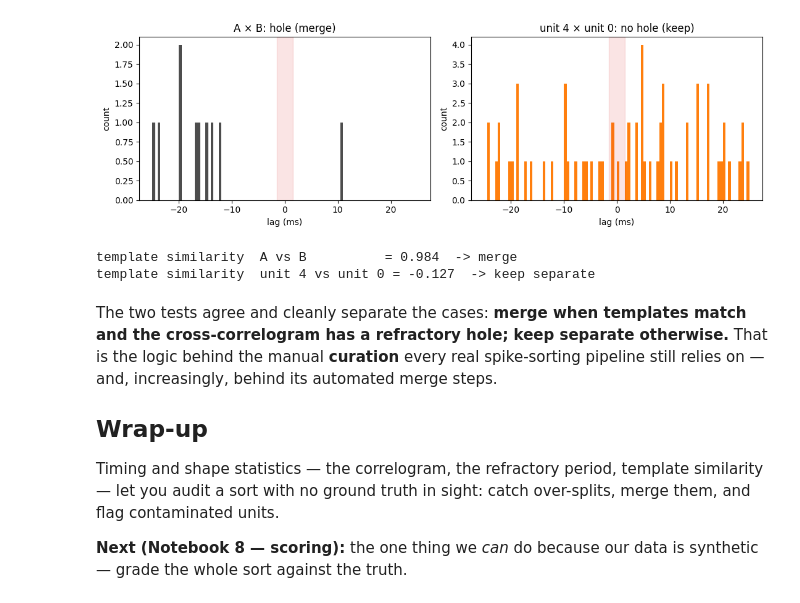
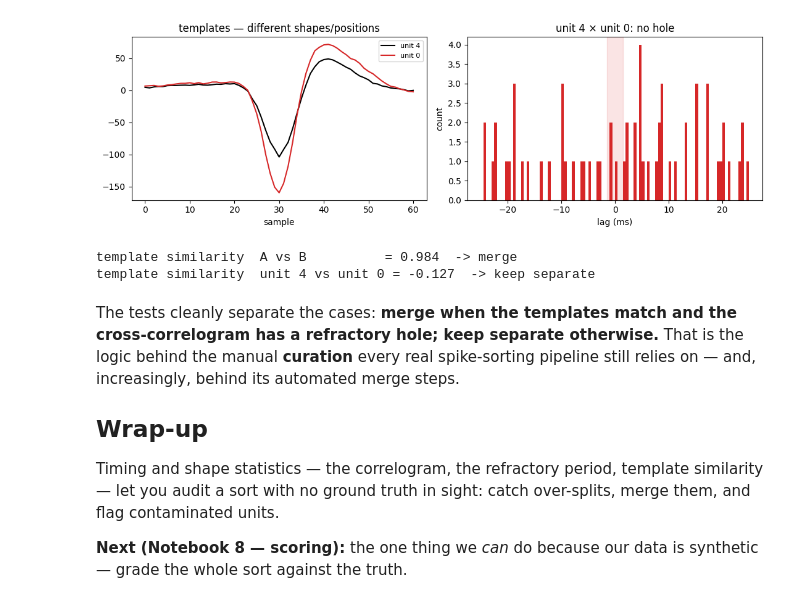
Before and after one commit to stootoon/swc-en-2026, a Jupyter notebook: ephys-pop/notebooks/07_merging_cleanup_solutions.ipynb, the cells around one changed output. Cells and saved outputs as stored; diff of their text form; code cells hidden in the pictures.

```diff
--- a/ephys-pop/notebooks/07_merging_cleanup_solutions.ipynb
+++ b/ephys-pop/notebooks/07_merging_cleanup_solutions.ipynb
@@ -35,5 +29,7 @@ def template_of(spike_times):
     snippets, _ = ps.extract_snippets(filtered, spike_times, align=False)
     return snippets.mean(axis=0)
 
-print(f"sorted {len(times)} spikes into {len(np.unique(labels))} units")
+u = int(np.bincount(labels).argmax())          # a well-sampled unit to work with
+t_u = times[labels == u]
+print(f"sorted {len(times)} spikes into {len(np.unique(labels))} units; unit {u} has {len(t_u)}")
 # %% [output]
@@ -85,13 +127,14 @@ def correlogram(ta, tb, fs, bin_ms=0.5, window_ms=25.0, exclude_zero=False):
         if exclude_zero:
             d = d[np.abs(d) > 1e-9]
         counts += np.histogram(d, edges)[0]
-    centers = (edges[:-1] + edges[1:]) / 2
-    return centers, counts
+    return (edges[:-1] + edges[1:]) / 2, counts
 
-u = np.bincount(labels).argmax()
-t_u = times[labels == u]
+# show unit u's spikes (the data) and its auto-correlogram (the result) together
+fig, ax = plt.subplots(2, 1, figsize=(8, 4), gridspec_kw={"height_ratios": [1, 3]})
+ax[0].eventplot(t_u / fs, colors="k", lineoffsets=0, linelengths=1)
+ax[0].set_xlim(20, 25); ax[0].set_yticks([]); ax[0].set_title(f"unit {u} spikes (5 s)")
 centers, counts = correlogram(t_u, t_u, fs, exclude_zero=True)
-ps.plotting.plot_correlogram(centers, counts, title=f"unit {u} auto-correlogram (hole at 0)")
-plt.show()
+ps.plotting.plot_correlogram(centers, counts, ax=ax[1], title=f"unit {u} auto-correlogram")
+plt.tight_layout(); plt.show()
 print(f"unit {u}: refractory violations = {ps.refractory_violations(t_u, fs):.3f}")
 # %% [output]
@@ -138,0 +197,9 @@ unit `u2`, and compare to the A–B value. Decide which pair to merge.
+# %%
+u2 = int([v for v in np.unique(labels) if v != u][0])
+t_u2 = times[labels == u2]
+
+plt.figure(figsize=(11, 1.8))
+plt.eventplot([t_u2 / fs, t_u / fs], colors=["tab:red", "k"], lineoffsets=[0, 1], linelengths=0.8)
+plt.xlim(20, 25); plt.yticks([0, 1], [f"unit {u2}", f"unit {u}"]); plt.xlabel("time (s)")
+plt.title(f"two different neurons — unrelated trains that sometimes coincide")
+plt.show()
@@ -139,27 +215,25 @@ unit `u2`, and compare to the A–B value. Decide which pair to merge.
 # %%
-v = np.unique(labels); u2 = v[v != u][0]
-t_u2 = times[labels == u2]
-
 sim_diff = np.corrcoef(template_of(t_u).ravel(), template_of(t_u2).ravel())[0, 1]
 cD, nD = ps.correlogram(t_u, t_u2, fs)
 
-fig, axes = plt.subplots(1, 2, figsize=(11, 3.6))
-ps.plotting.plot_correlogram(cA, nA, ax=axes[0], title=f"A × B: hole (merge)")
-ps.plotting.plot_correlogram(cD, nD, ax=axes[1], color="tab:orange",
-                             title=f"unit {u} × unit {u2}: no hole (keep)")
+fig, ax = plt.subplots(1, 2, figsize=(11, 3.6))
+ax[0].plot(template_of(t_u)[ps.peak_channel(template_of(t_u))], "k", label=f"unit {u}")
+ax[0].plot(template_of(t_u2)[ps.peak_channel(template_of(t_u2))], "tab:red", label=f"unit {u2}")
+ax[0].set_title("templates — different shapes/positions"); ax[0].legend(fontsize=8); ax[0].set_xlabel("sample")
+ps.plotting.plot_correlogram(cD, nD, ax=ax[1], color="tab:red",
+                             title=f"unit {u} × unit {u2}: no hole")
 plt.tight_layout(); plt.show()
-
 print(f"template similarity  A vs B          = {simAB:.3f}  -> merge")
 print(f"template similarity  unit {u} vs unit {u2} = {sim_diff:.3f}  -> keep separate")
 # %% [output]
-[figure, old version]
+[figure, new version]
 template similarity  A vs B          = 0.984  -> merge
 template similarity  unit 4 vs unit 0 = -0.127  -> keep separate
 # %% [markdown]
-The two tests agree and cleanly separate the cases: **merge when templates match and
-the cross-correlogram has a refractory hole; keep separate otherwise.** That is the
-logic behind the manual **curation** every real spike-sorting pipeline still relies
-on — and, increasingly, behind its automated merge steps.
+The tests cleanly separate the cases: **merge when the templates match and the
+cross-correlogram has a refractory hole; keep separate otherwise.** That is the logic
+behind the manual **curation** every real spike-sorting pipeline still relies on — and,
+increasingly, behind its automated merge steps.
 
 ## Wrap-up
 
@@ -167,5 +241,5 @@ Timing and shape statistics — the correlogram, the refractory period, template
 similarity — let you audit a sort with no ground truth in sight: catch over-splits,
 merge them, and flag contaminated units.
 
-**Next (Notebook 8 — scoring):** the one thing we *can* do because our data is
-synthetic — grade the whole sort against the truth.
+**Next (Notebook 8 — scoring):** the one thing we *can* do because our data is synthetic
+— grade the whole sort against the truth.
```
Also changed, not shown: parts of 17 cells of this notebook, 2 other files.
